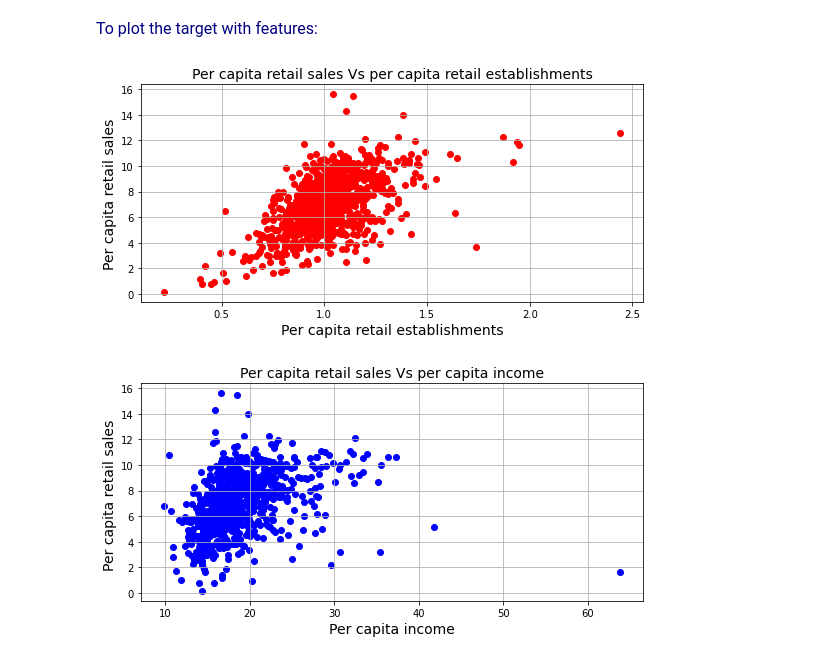
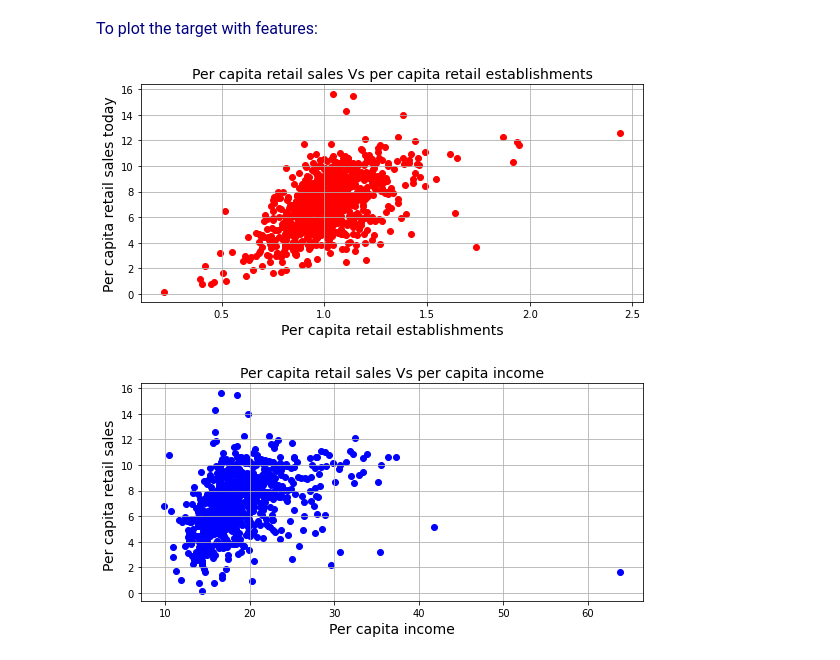
Before and after one commit to Plutooooo/hku_phys3151_2022, a Jupyter notebook: multivariate-linear-regression/multivariate_linear_regression.ipynb, the cells around one changed output. Saved outputs shown, nothing was run; the diff lists cells and outputs as text; code cells hidden in the pictures.

```diff
--- a/multivariate-linear-regression/multivariate_linear_regression.ipynb
+++ b/multivariate-linear-regression/multivariate_linear_regression.ipynb
@@ -57,14 +57,14 @@ print(df.head(10).append(df.tail(10)))
 # %%
 import matplotlib.pyplot as plt
 plt.rcParams['figure.figsize'] = (9.0, 4.0)
 plt.scatter( df['Per_capita_Retail_Establishments'],df['Per_capita_Retail_sales '], color='red')
 plt.title('Per capita retail sales Vs per capita retail establishments', fontsize=14)
 plt.xlabel('Per capita retail establishments', fontsize=14)
-plt.ylabel('Per capita retail sales', fontsize=14)
+plt.ylabel('Per capita retail sales today', fontsize=14)
 plt.grid(True)
 plt.show()
 # %% [output]
-[figure, old version]
+[figure, new version]
 # %%
 plt.scatter( df['Per_capita_income'],df['Per_capita_Retail_sales '], color='blue')
 plt.title('Per capita retail sales Vs per capita income', fontsize=14)
```
